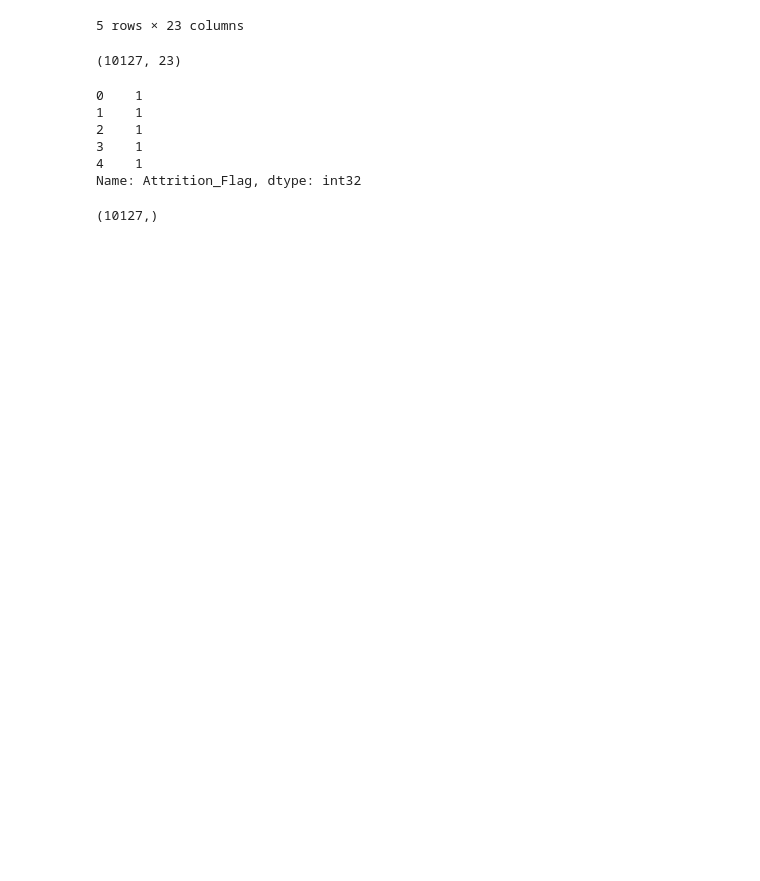
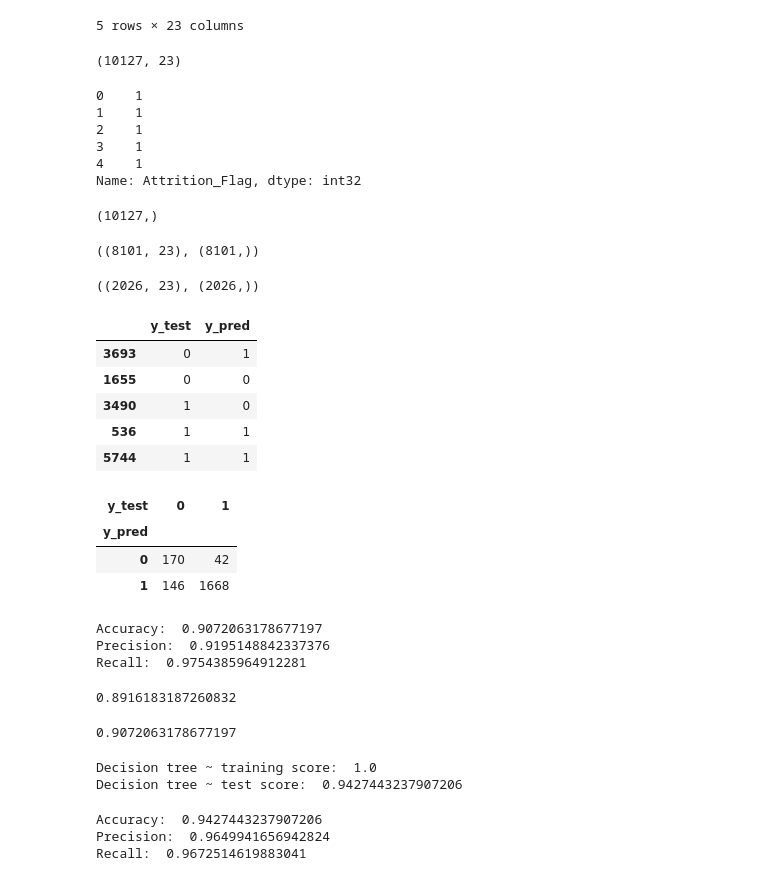
Before and after one commit to alperdem1rel/ml-examples, a Jupyter notebook: predict-churn-example.ipynb, the cells around one changed output. Saved outputs shown, nothing was run; the diff lists cells and outputs as text; code cells hidden in the pictures; blank space fills up the shorter version.

Commit message:
Firt model completed

```diff
--- a/predict-churn-example.ipynb
+++ b/predict-churn-example.ipynb
@@ -366,3 +366,81 @@ Name: Attrition_Flag, dtype: int32
 y.shape
 # %% [output]
 (10127,)
+# %%
+X_train.shape, y_train.shape
+# %% [output]
+((8101, 23), (8101,))
+# %%
+X_test.shape, y_test.shape
+# %% [output]
+((2026, 23), (2026,))
+# %%
+from sklearn.linear_model import LogisticRegression
+
+model = LogisticRegression(penalty='l2', C=1.0, solver='liblinear').fit(X_train, y_train)
+# %%
+y_pred = model.predict(X_test)
+# %%
+pred_results = pd.DataFrame({'y_test': y_test,
+                             'y_pred': y_pred})
+# %%
+pred_results.sample(5)
+# %% [output]
+|  | y_test | y_pred |
+| 3693 | 0 | 1 |
+| 1655 | 0 | 0 |
+| 3490 | 1 | 0 |
+| 536 | 1 | 1 |
+| 5744 | 1 | 1 |
+# %%
+churn_crosstab = pd.crosstab(pred_results.y_pred, pred_results.y_test)
+
+churn_crosstab
+# %% [output]
+| y_test | 0 | 1 |
+| y_pred |  |  |
+| 0 | 170 | 42 |
+| 1 | 146 | 1668 |
+# %%
+from sklearn.metrics import accuracy_score
+from sklearn.metrics import precision_score
+from sklearn.metrics import recall_score
+
+print("Accuracy: ", accuracy_score(y_test,y_pred))
+print("Precision: ", precision_score(y_test,y_pred))
+print("Recall: ", recall_score(y_test,y_pred))
+# %% [output]
+Accuracy:  0.9072063178677197
+Precision:  0.9195148842337376
+Recall:  0.9754385964912281
+# %%
+s = model.score(X_train, y_train)
+s
+# %% [output]
+0.8916183187260832
+# %%
+s = model.score(X_test, y_test)
+s
+# %% [output]
+0.9072063178677197
+# %%
+from sklearn.tree import DecisionTreeClassifier
+
+model2 = DecisionTreeClassifier().fit(X_train, y_train)
+y_pred2 = model2.predict(X_test)
+training_score = model2.score(X_train, y_train)
+test_score = model2.score(X_test, y_test)
+
+print("Decision tree ~ training score: ", training_score)
+print("Decision tree ~ test score: ", test_score)
+# %% [output]
+Decision tree ~ training score:  1.0
+Decision tree ~ test score:  0.9427443237907206
+# %%
+print("Accuracy: ", accuracy_score(y_test,y_pred2))
+print("Precision: ", precision_score(y_test,y_pred2))
+print("Recall: ", recall_score(y_test,y_pred2))
+# %% [output]
+Accuracy:  0.9427443237907206
+Precision:  0.9649941656942824
+Recall:  0.9672514619883041
```
Also changed, not shown: parts of 4 cells of this notebook.
